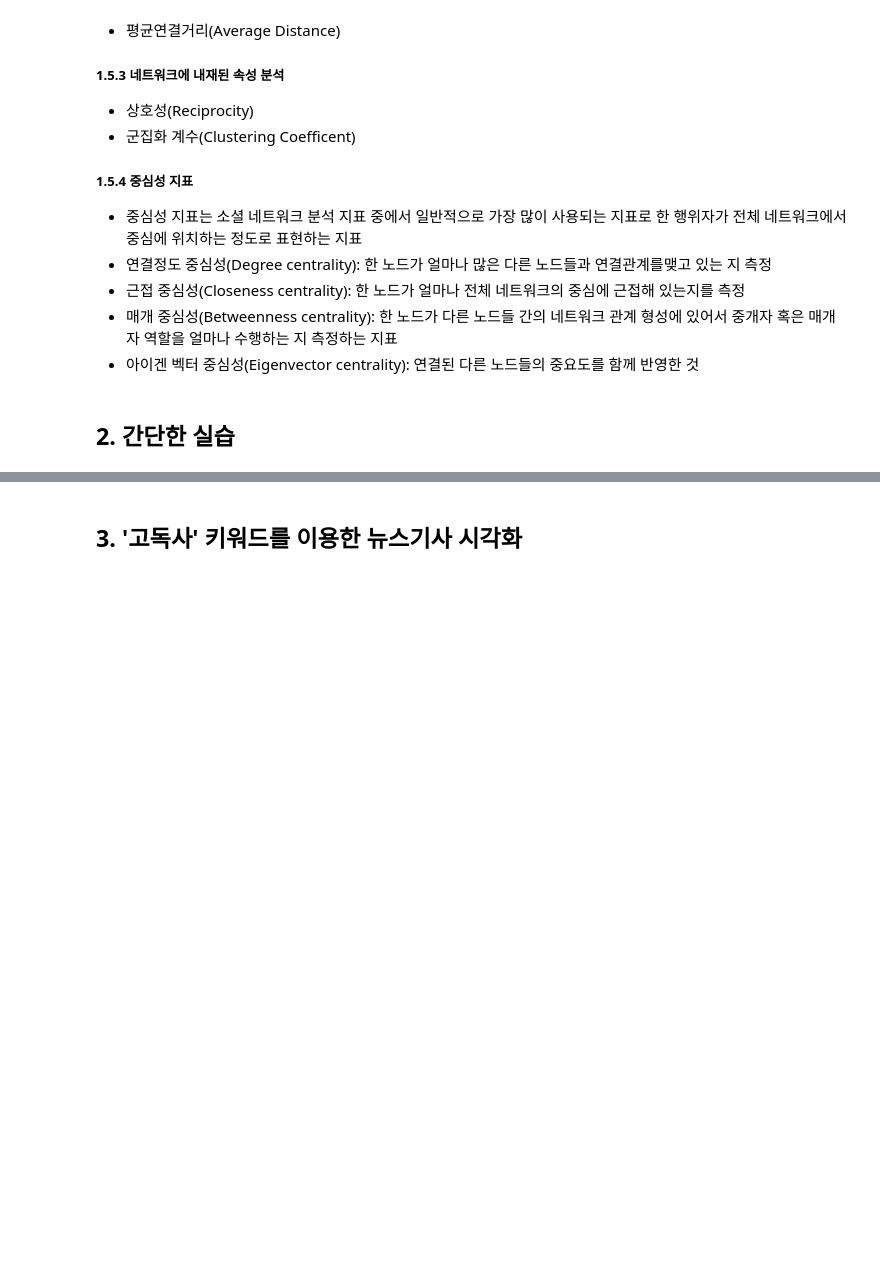
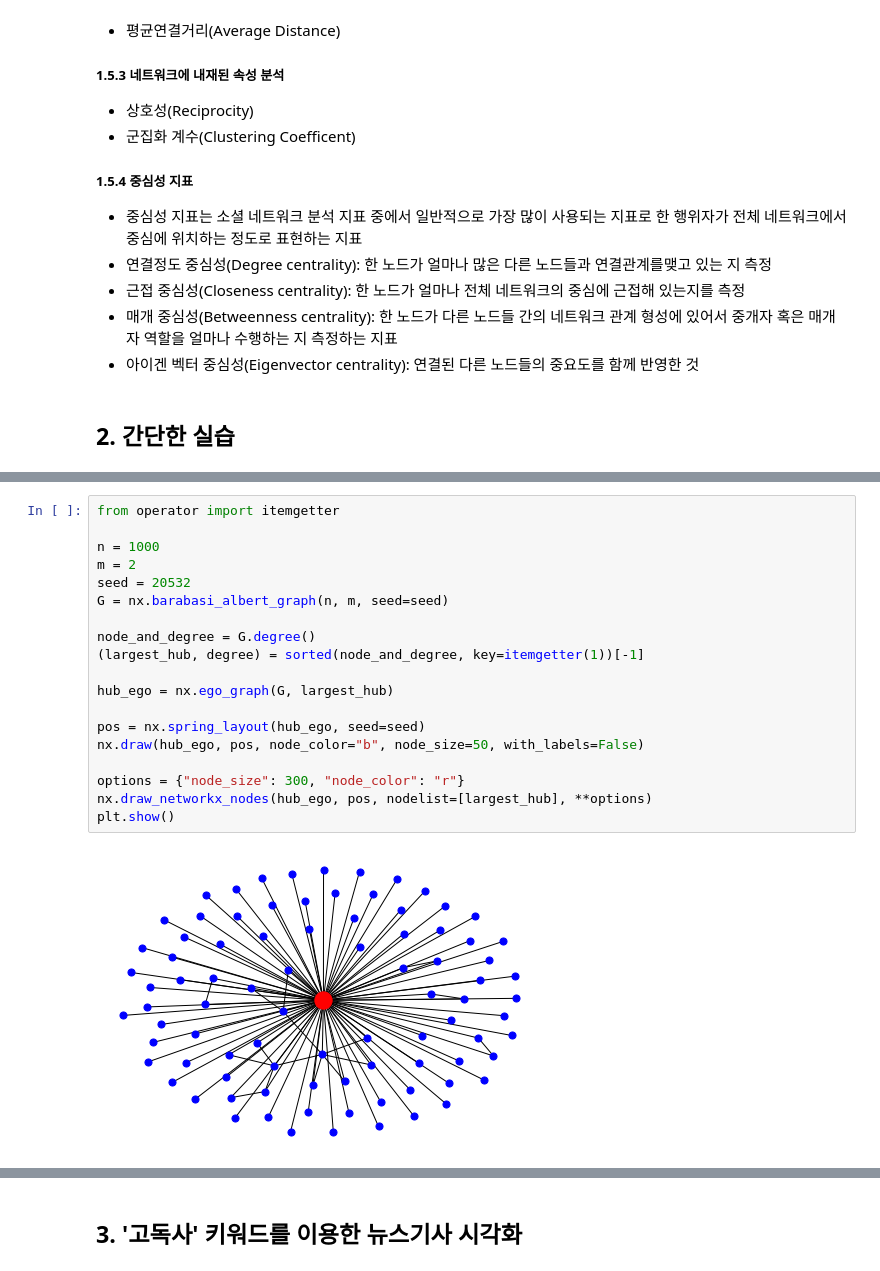
Before and after one commit to SEHYOUNGKIM/BA_week2_SeHyoung, a Jupyter notebook: network_analysis.ipynb, the cells around one changed output, grey strips where cells are left out. Drawn from its saved outputs; the diff is of its cells as text; blank space fills up the shorter version.

```diff
--- a/network_analysis.ipynb
+++ b/network_analysis.ipynb
@@ -77,0 +104,21 @@
+# %%
+from operator import itemgetter
+
+n = 1000
+m = 2
+seed = 20532
+G = nx.barabasi_albert_graph(n, m, seed=seed)
+
+node_and_degree = G.degree()
+(largest_hub, degree) = sorted(node_and_degree, key=itemgetter(1))[-1]
+
+hub_ego = nx.ego_graph(G, largest_hub)
+
+pos = nx.spring_layout(hub_ego, seed=seed)
+nx.draw(hub_ego, pos, node_color="b", node_size=50, with_labels=False)
+
+options = {"node_size": 300, "node_color": "r"}
+nx.draw_networkx_nodes(hub_ego, pos, nodelist=[largest_hub], **options)
+plt.show()
+# %% [output]
+[figure, added]
```
Also changed, not shown: parts of 7 cells of this notebook.
